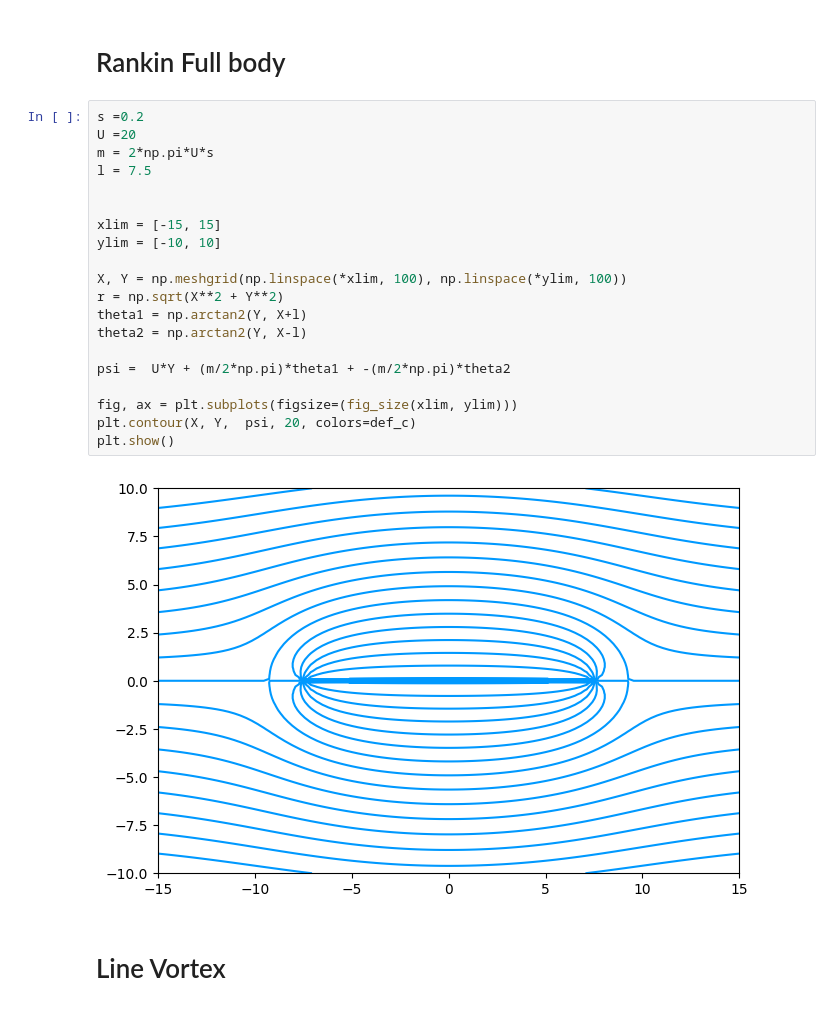
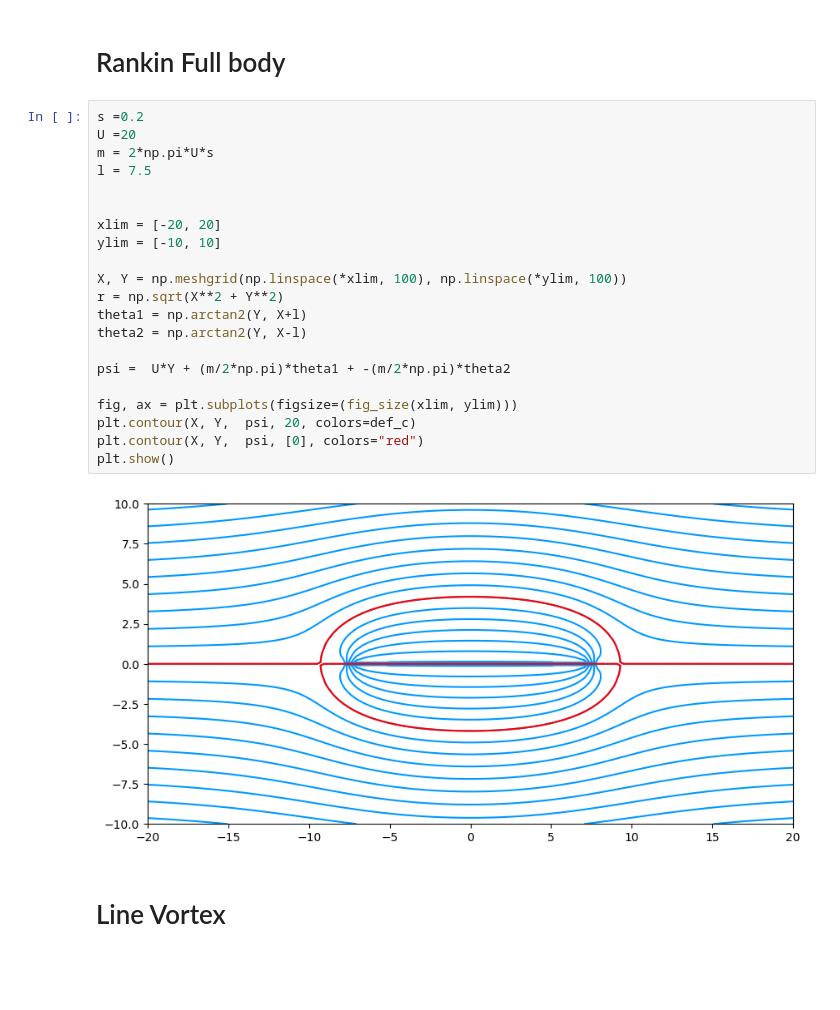
Before and after one commit to xd2w/FlowFieldGallery, a Jupyter notebook: main.ipynb, the cells around one changed output. Saved outputs shown, nothing was run; the diff lists cells and outputs as text; blank space fills up the shorter version.

```diff
--- a/main.ipynb
+++ b/main.ipynb
@@ -38,25 +39,26 @@ plt.show()
 # %%
 s =0.2
 U =20
 m = 2*np.pi*U*s
 l = 7.5
 
 
-xlim = [-15, 15]
+xlim = [-20, 20]
 ylim = [-10, 10]
 
 X, Y = np.meshgrid(np.linspace(*xlim, 100), np.linspace(*ylim, 100))
 r = np.sqrt(X**2 + Y**2)
 theta1 = np.arctan2(Y, X+l)
 theta2 = np.arctan2(Y, X-l)
 
 psi =  U*Y + (m/2*np.pi)*theta1 + -(m/2*np.pi)*theta2
 
 fig, ax = plt.subplots(figsize=(fig_size(xlim, ylim)))
 plt.contour(X, Y,  psi, 20, colors=def_c)
+plt.contour(X, Y,  psi, [0], colors="red")
 plt.show()
 # %% [output]
-[figure, old version]
+[figure, new version]
 # %% [markdown]
 # Line Vortex
 # %%
```
Also changed, not shown: parts of 6 cells of this notebook.
